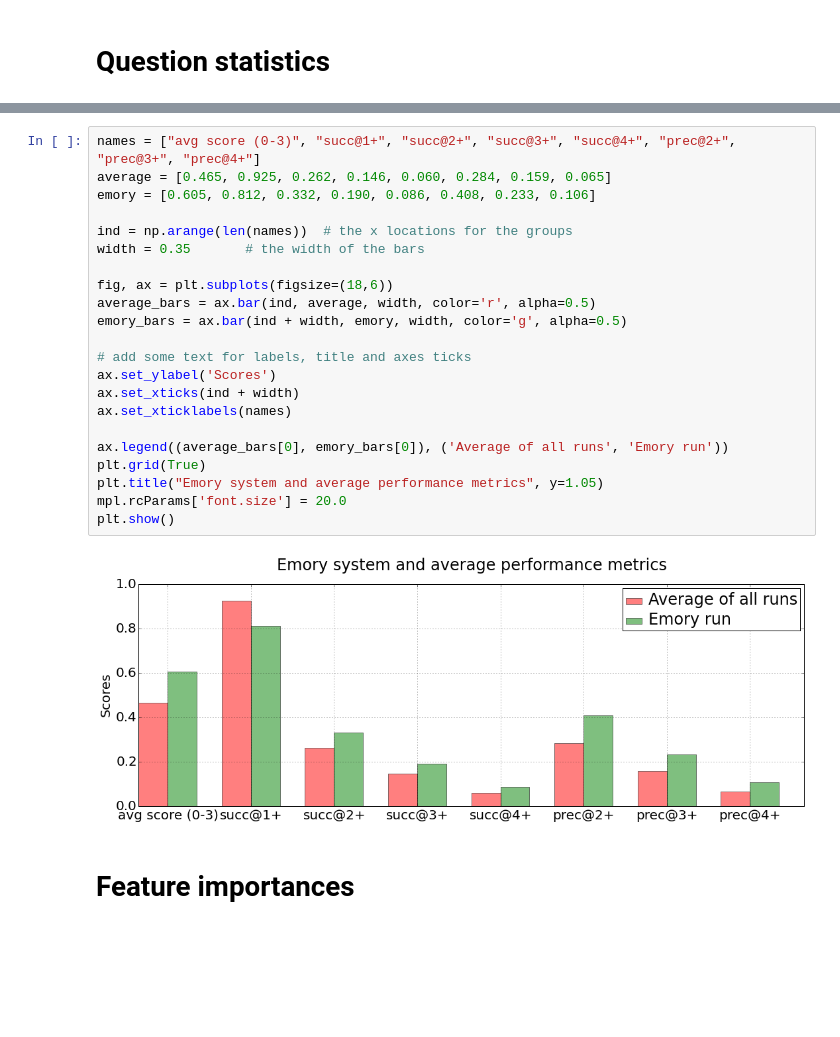
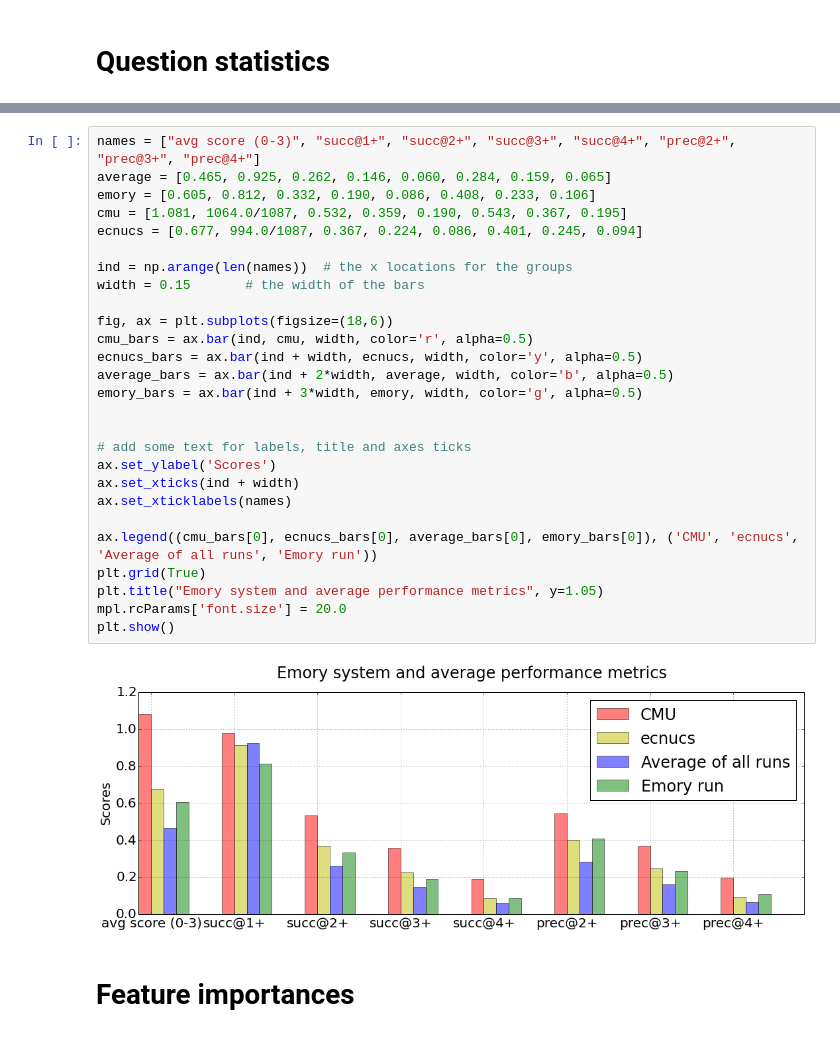
Before and after one commit to DenXX/irlab, a Jupyter notebook: code/dsavenk/liveqa/analysis/LiveQA Analysis.ipynb, the cells around one changed output, grey strips where cells are left out. Drawn from its saved outputs; the diff is of its cells as text; blank space fills up the shorter version.

```diff
--- a/code/dsavenk/liveqa/analysis/LiveQA Analysis.ipynb
+++ b/code/dsavenk/liveqa/analysis/LiveQA Analysis.ipynb
@@ -298,27 +302,32 @@ plt.show()
 # %%
 names = ["avg score (0-3)", "succ@1+", "succ@2+", "succ@3+", "succ@4+", "prec@2+", "prec@3+", "prec@4+"]
 average = [0.465, 0.925, 0.262, 0.146, 0.060, 0.284, 0.159, 0.065]
 emory = [0.605, 0.812, 0.332, 0.190, 0.086, 0.408, 0.233, 0.106]
+cmu = [1.081, 1064.0/1087, 0.532, 0.359, 0.190, 0.543, 0.367, 0.195]
+ecnucs = [0.677, 994.0/1087, 0.367, 0.224, 0.086, 0.401, 0.245, 0.094]
 
 ind = np.arange(len(names))  # the x locations for the groups
-width = 0.35       # the width of the bars
+width = 0.15       # the width of the bars
 
 fig, ax = plt.subplots(figsize=(18,6))
-average_bars = ax.bar(ind, average, width, color='r', alpha=0.5)
-emory_bars = ax.bar(ind + width, emory, width, color='g', alpha=0.5)
+cmu_bars = ax.bar(ind, cmu, width, color='r', alpha=0.5)
+ecnucs_bars = ax.bar(ind + width, ecnucs, width, color='y', alpha=0.5)
+average_bars = ax.bar(ind + 2*width, average, width, color='b', alpha=0.5)
+emory_bars = ax.bar(ind + 3*width, emory, width, color='g', alpha=0.5)
+
 
 # add some text for labels, title and axes ticks
 ax.set_ylabel('Scores')
 ax.set_xticks(ind + width)
 ax.set_xticklabels(names)
 
-ax.legend((average_bars[0], emory_bars[0]), ('Average of all runs', 'Emory run'))
+ax.legend((cmu_bars[0], ecnucs_bars[0], average_bars[0], emory_bars[0]), ('CMU', 'ecnucs', 'Average of all runs', 'Emory run'))
 plt.grid(True)
 plt.title("Emory system and average performance metrics", y=1.05)
 mpl.rcParams['font.size'] = 20.0
 plt.show()
 # %% [output]
-[figure, old version]
+[figure, new version]
 # %% [markdown]
 # Feature importances
 # %%
```
Also changed, not shown: parts of 3 cells of this notebook, 3 other files.
